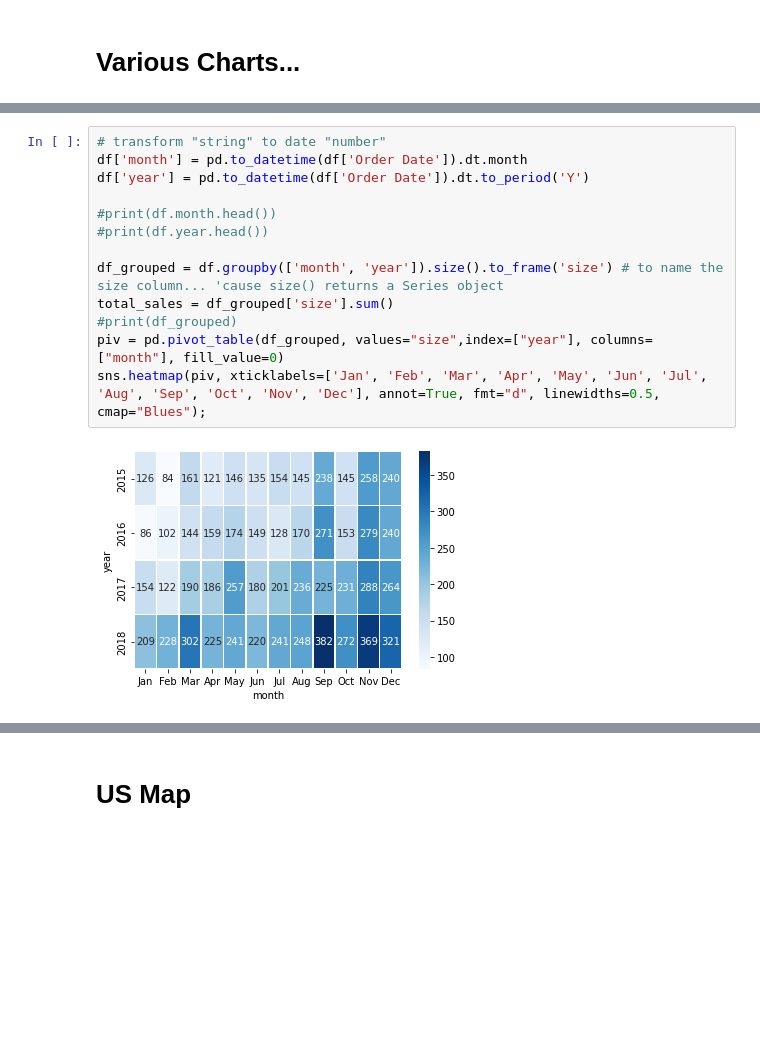
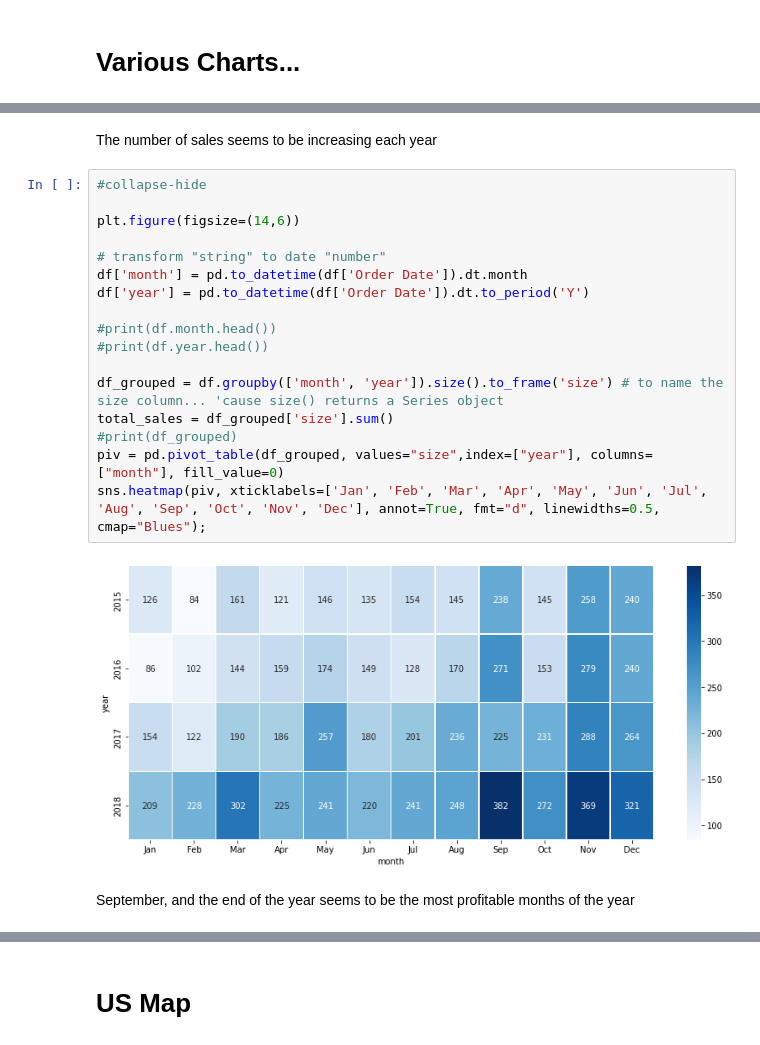
Before and after one commit to yannick42/notebooks, a Jupyter notebook: _notebooks/2022-04-22-Superstore_Sales_Dataset_(EDA).ipynb, the cells around one changed output, grey strips where cells are left out. Cells and saved outputs as stored; diff of their text form; blank space fills up the shorter version.

```diff
--- a/_notebooks/2022-04-22-Superstore_Sales_Dataset_(EDA).ipynb
+++ b/_notebooks/2022-04-22-Superstore_Sales_Dataset_(EDA).ipynb
@@ -125,19 +131,27 @@ ax.set(xlabel='Sales in $', xlim=(0, None))
 plt.show()
 # %% [output]
 [figure]
+# %% [markdown]
+The number of sales seems to be increasing each year
 # %%
+#collapse-hide
+
+plt.figure(figsize=(14,6))
+
 # transform "string" to date "number"
 df['month'] = pd.to_datetime(df['Order Date']).dt.month
 df['year'] = pd.to_datetime(df['Order Date']).dt.to_period('Y')
 
 #print(df.month.head())
 #print(df.year.head())
 
 df_grouped = df.groupby(['month', 'year']).size().to_frame('size') # to name the size column... 'cause size() returns a Series object
 total_sales = df_grouped['size'].sum()
 #print(df_grouped)
 piv = pd.pivot_table(df_grouped, values="size",index=["year"], columns=["month"], fill_value=0)
 sns.heatmap(piv, xticklabels=['Jan', 'Feb', 'Mar', 'Apr', 'May', 'Jun', 'Jul', 'Aug', 'Sep', 'Oct', 'Nov', 'Dec'], annot=True, fmt="d", linewidths=0.5, cmap="Blues");
 # %% [output]
-[figure, old version]
+[figure, new version]
+# %% [markdown]
+September, and the end of the year seems to be the most profitable months of the year
 # %%
```
Also changed, not shown: parts of 9 cells of this notebook.
